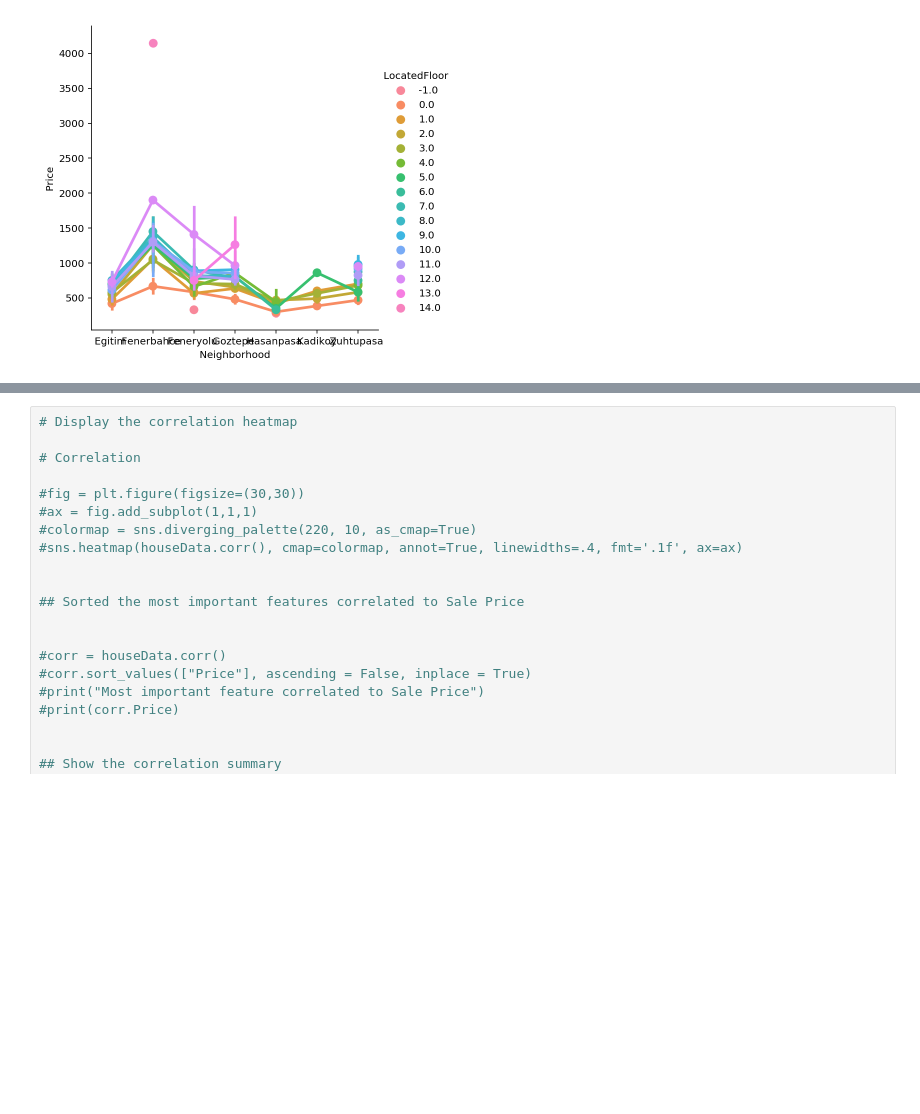
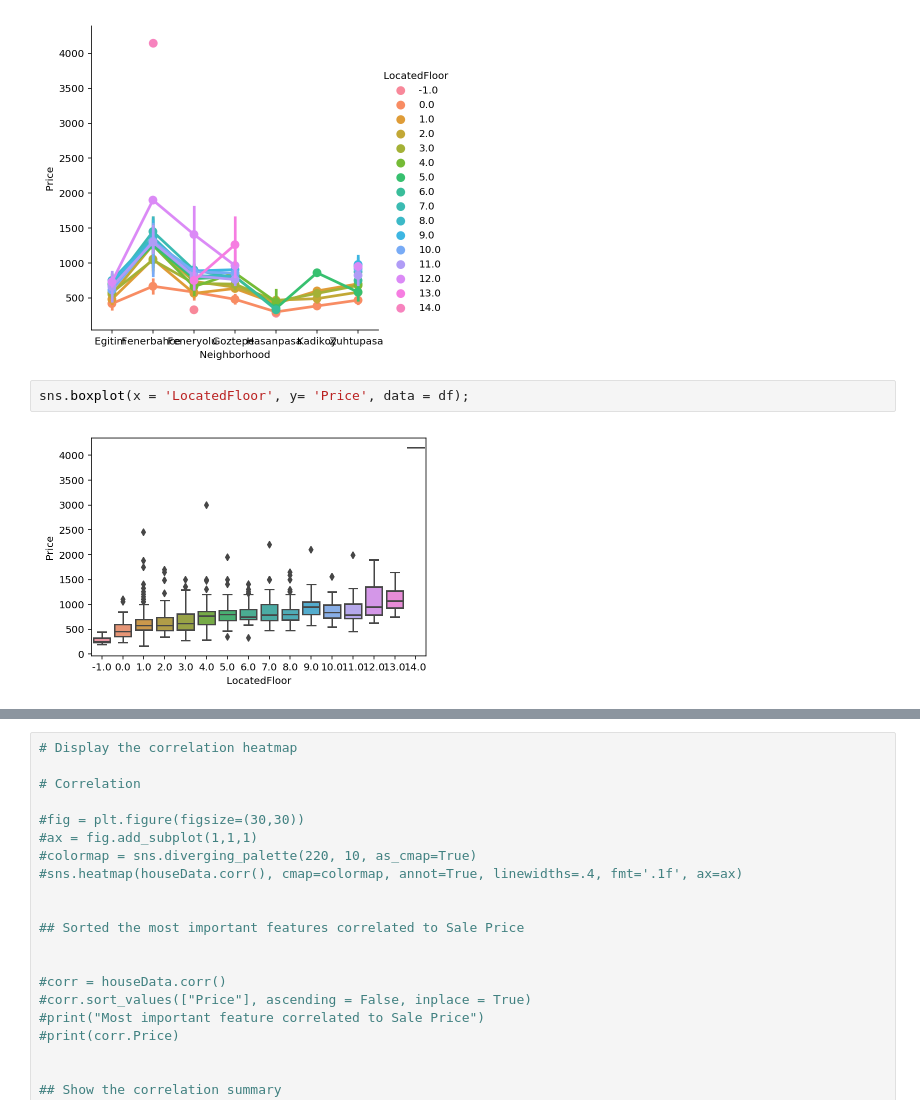
Before and after one commit to alpyts/AHV, a Jupyter notebook: Kadikoy Housing Price/Kadikoy_Konut_Fiyat.ipynb, the cells around one changed output, grey strips where cells are left out. Drawn from its saved outputs; the diff is of its cells as text; blank space fills up the shorter version.

```diff
--- a/Kadikoy Housing Price/Kadikoy_Konut_Fiyat.ipynb
+++ b/Kadikoy Housing Price/Kadikoy_Konut_Fiyat.ipynb
@@ -309,3 +309,7 @@ sns.distplot(df.Price);
 sns.catplot(x = 'Neighborhood', y = 'Price', hue = 'LocatedFloor', kind = 'point', data = df);
 # %% [output]
 [figure]
+# %%
+sns.boxplot(x = 'LocatedFloor', y= 'Price', data = df);
+# %% [output]
+[figure, added]
```
Also changed, not shown: parts of 9 cells of this notebook.
